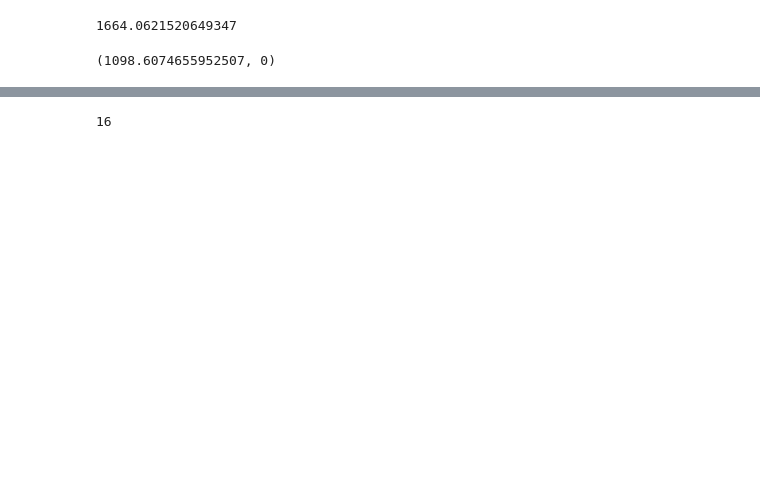
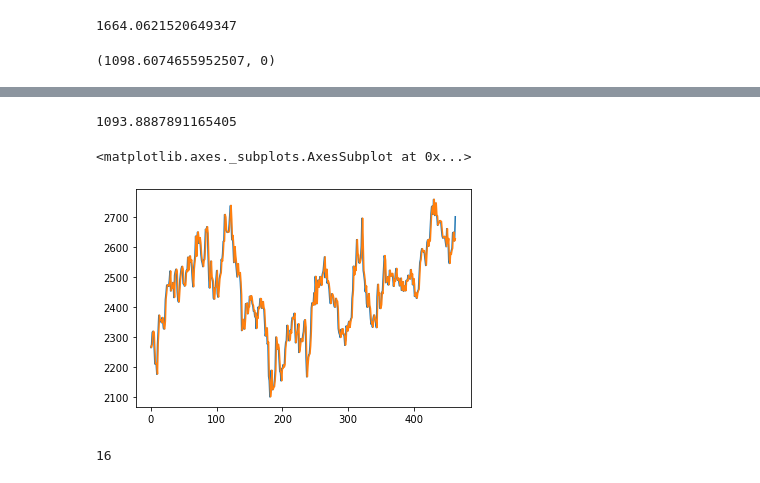
Before and after one commit to hand83/ts_predict, a Jupyter notebook: esm_test.ipynb, the cells around one changed output, grey strips where cells are left out. Drawn from its saved outputs; the diff is of its cells as text; code cells hidden in the pictures; blank space fills up the shorter version.

```diff
--- a/esm_test.ipynb
+++ b/esm_test.ipynb
@@ -127,3 +129,15 @@ res
+# %%
+pred_Y = esm.stepforward_predict(train_val_tcs_close.values, train_tcs_close.shape[0] + 31)
+# %%
+np.mean(np.square(pred_Y - val_tcs_close.values[31:]))
+# %% [output]
+1093.8887891165405
+# %%
+pd.Series(val_tcs_close.values[31:]).plot()
+pd.Series(pred_Y).plot()
+# %% [output]
+<matplotlib.axes._subplots.AxesSubplot at 0x...>
+[figure, added]
 # %%
 param_items = {'trend': ['add', 'mul'],
                'damped': [False, True],
```
Also changed, not shown: parts of 3 cells of this notebook, 2 other files.
